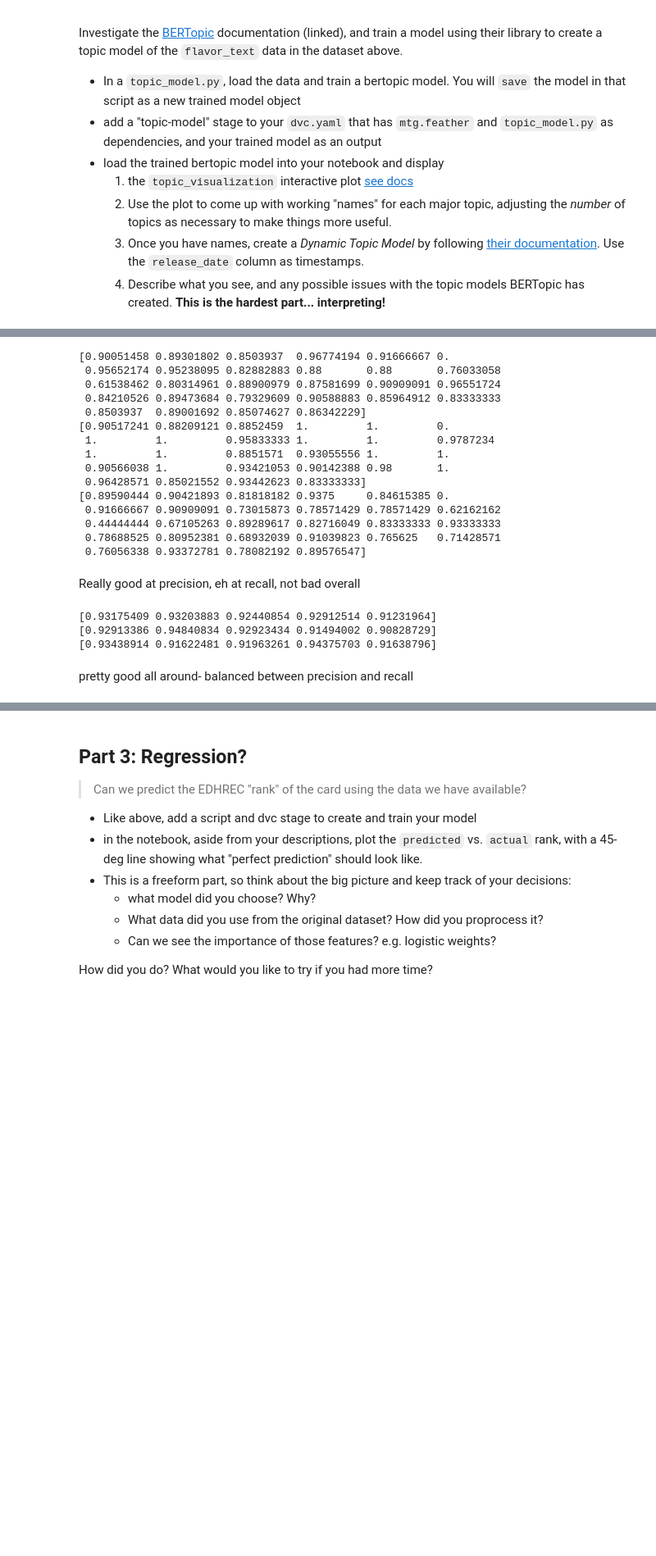
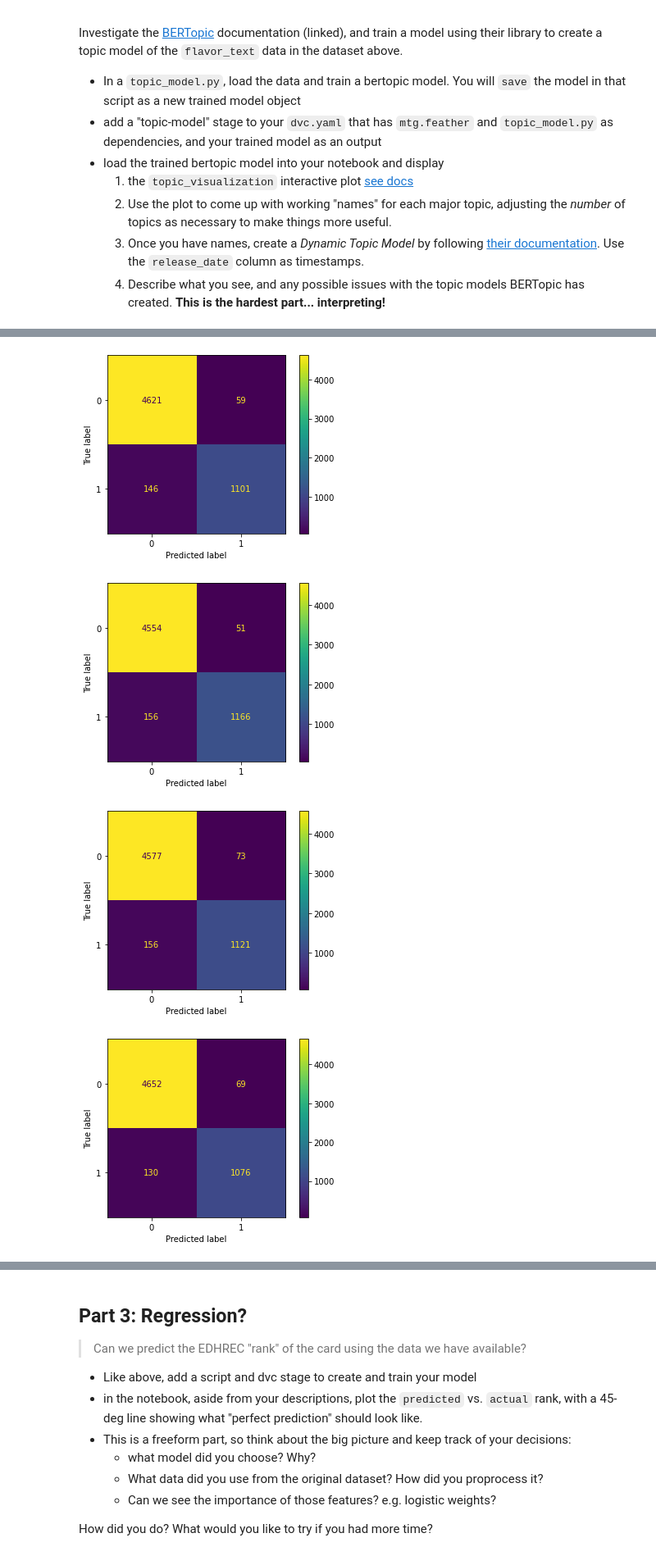
Before and after one commit to rtbs-dev/text-data-spr22, a Jupyter notebook: homework/hw2-goals-approaches/yaa46/readme.ipynb, the cells around one changed output, grey strips where cells are left out. Shown at 82% size. Cells and saved outputs as stored; diff of their text form; code cells hidden in the pictures; blank space fills up the shorter version.

```diff
--- a/homework/hw2-goals-approaches/yaa46/readme.ipynb
+++ b/homework/hw2-goals-approaches/yaa46/readme.ipynb
@@ -222,4 +253,10 @@ ConfusionMatrixDisplay(confusion_matrix=confusion_matrix(y_mc, y_mc_pred)).plot(
+# %%
+text.dropna(inplace=True)
+# %%
+# train test split
+X_train, X_test, y_train, y_test = train_test_split(text, y, test_size=0.2, random_state=42)
 # %%
 # multilabel confusion matrix plot
-ConfusionMatrixDisplay(confusion_matrix=multilabel_confusion_matrix(y_ml, y_ml_pred)).plot()
+ml_matrix = multilabel_confusion_matrix(y_test, ml_classifier.predict(X_test))
+ml_matrix
 # %% [output]
@@ -228,38 +277,8 @@ TypeError: Invalid shape (33, 2, 2) for image data
-# %%
-# How are they doing? Let's look at scores!
-
-# multilabel
-from multilabel import f1, precision, recall
-print(f1)
-print(precision)
-print(recall)
-# %% [output]
-[0.90051458 0.89301802 0.8503937  0.96774194 0.91666667 0.
- 0.95652174 0.95238095 0.82882883 0.88       0.88       0.76033058
- 0.61538462 0.80314961 0.88900979 0.87581699 0.90909091 0.96551724
- 0.84210526 0.89473684 0.79329609 0.90588883 0.85964912 0.83333333
- 0.8503937  0.89001692 0.85074627 0.86342229]
-[0.90517241 0.88209121 0.8852459  1.         1.         0.
- 1.         1.         0.95833333 1.         1.         0.9787234
- 1.         1.         0.8851571  0.93055556 1.         1.
- 0.90566038 1.         0.93421053 0.90142388 0.98       1.
- 0.96428571 0.85021552 0.93442623 0.83333333]
-[0.89590444 0.90421893 0.81818182 0.9375     0.84615385 0.
- 0.91666667 0.90909091 0.73015873 0.78571429 0.78571429 0.62162162
- 0.44444444 0.67105263 0.89289617 0.82716049 0.83333333 0.93333333
- 0.78688525 0.80952381 0.68932039 0.91039823 0.765625   0.71428571
- 0.76056338 0.93372781 0.78082192 0.89576547]
-# %% [markdown]
-Really good at precision, eh at recall, not bad overall
-# %%
-# multiclass
-from multiclass import f1, precision, recall
-print(f1)
-print(precision)
-print(recall)
-# %% [output]
-[0.93175409 0.93203883 0.92440854 0.92912514 0.91231964]
-[0.92913386 0.94840834 0.92923434 0.91494002 0.90828729]
-[0.93438914 0.91622481 0.91963261 0.94375703 0.91638796]
-# %% [markdown]
-pretty good all around- balanced between precision and recall
+# %%
+for i in range(len(ml_matrix)):
+    ConfusionMatrixDisplay(ml_matrix[i]).plot()
+# %% [output]
+[figure, added]
+[figure, added]
+[figure, added]
+[figure, added]
```
Also changed, not shown: parts of 45 cells of this notebook, 12 other files.
